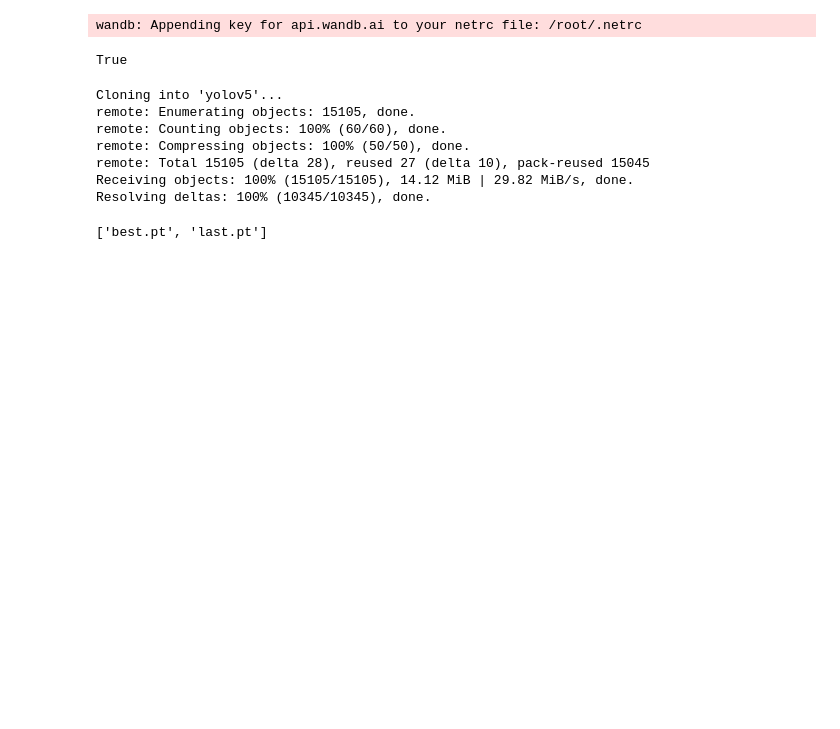
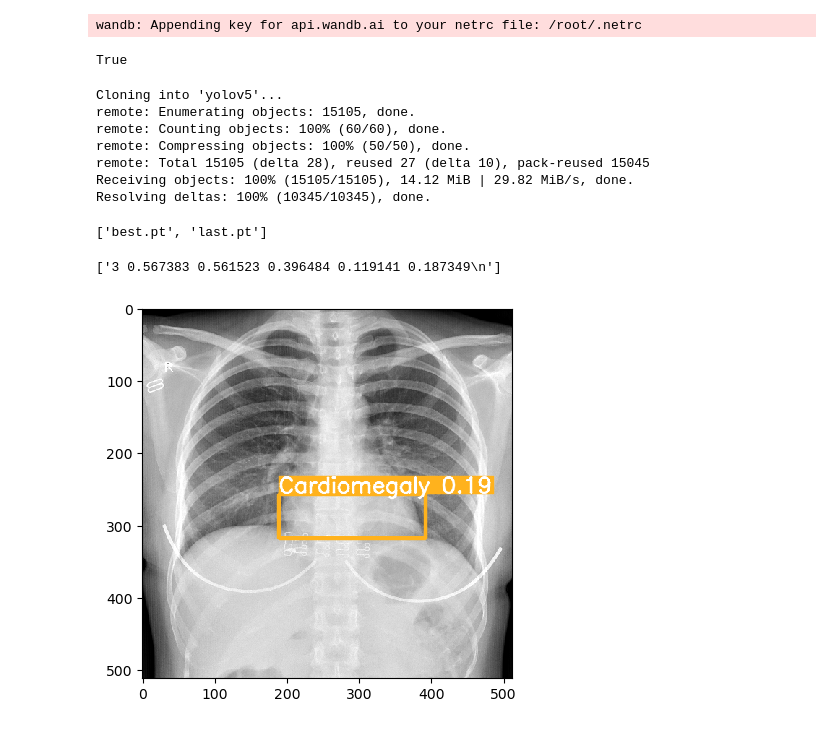
Before and after one commit to alif-munim/medical-diffusion, a Jupyter notebook: yolov5.ipynb, the cells around one changed output. Saved outputs shown, nothing was run; the diff lists cells and outputs as text; code cells hidden in the pictures; blank space fills up the shorter version.

Commit message:
Show saved image and text predictions

```diff
--- a/yolov5.ipynb
+++ b/yolov5.ipynb
@@ -206,0 +209,5 @@ os.listdir("./runs/train/vin2/weights")
+# %%
+with open(f'/content/yolov5/runs/detect/exp/labels/{fname}.txt') as file:
+    print(file.readlines())
+# %% [output]
+['3 0.567383 0.561523 0.396484 0.119141 0.187349\n']
@@ -206,0 +216,9 @@ os.listdir("./runs/train/vin2/weights")
+# %%
+import matplotlib.pyplot as plt
+import matplotlib.image as img
+
+image = img.imread(f'/content/yolov5/runs/detect/exp/{fname}.png')
+plt.imshow(image)
+plt.show()
+# %% [output]
+[figure, added]
```
Also changed, not shown: parts of 2 cells of this notebook.
